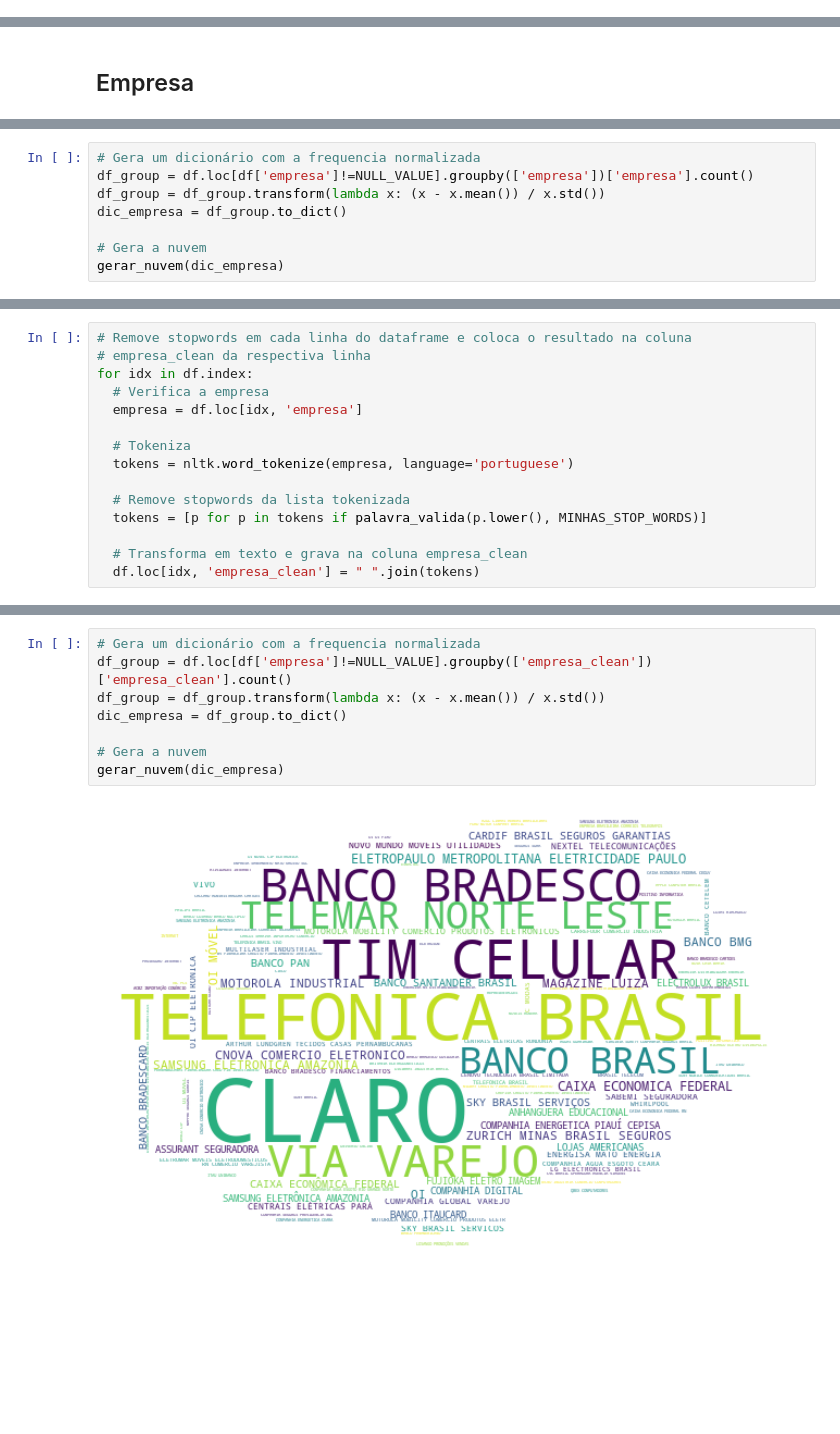
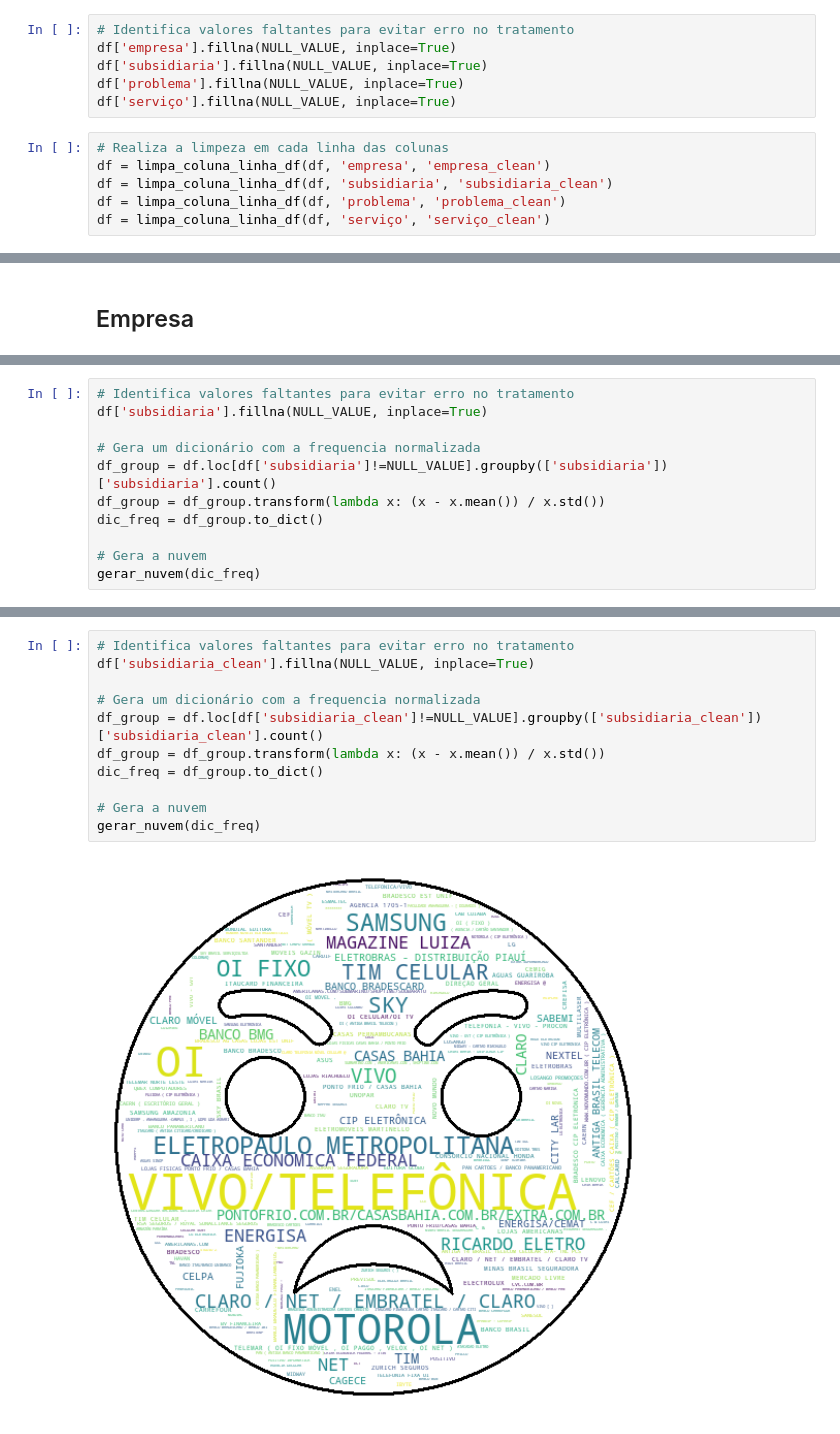
Before and after one commit to danielfidelis/BIWORDCLOUD, a Jupyter notebook: codigo/word_cloud_leonardo.ipynb, the cells around one changed output, grey strips where cells are left out. Drawn from its saved outputs; the diff is of its cells as text; blank space fills up the shorter version.

```diff
--- a/codigo/word_cloud_leonardo.ipynb
+++ b/codigo/word_cloud_leonardo.ipynb
@@ -219,0 +305,12 @@ Name: problema, dtype: object
+# %%
+# Identifica valores faltantes para evitar erro no tratamento
+df['empresa'].fillna(NULL_VALUE, inplace=True)
+df['subsidiaria'].fillna(NULL_VALUE, inplace=True)
+df['problema'].fillna(NULL_VALUE, inplace=True)
+df['serviço'].fillna(NULL_VALUE, inplace=True)
+# %%
+# Realiza a limpeza em cada linha das colunas
+df = limpa_coluna_linha_df(df, 'empresa', 'empresa_clean')
+df = limpa_coluna_linha_df(df, 'subsidiaria', 'subsidiaria_clean')
+df = limpa_coluna_linha_df(df, 'problema', 'problema_clean')
+df = limpa_coluna_linha_df(df, 'serviço', 'serviço_clean')
@@ -247,9 +557,12 @@ df['empresa'].fillna(NULL_VALUE, inplace=True)
 # %%
+# Identifica valores faltantes para evitar erro no tratamento
+df['subsidiaria'].fillna(NULL_VALUE, inplace=True)
+
 # Gera um dicionário com a frequencia normalizada
-df_group = df.loc[df['empresa']!=NULL_VALUE].groupby(['empresa'])['empresa'].count()
+df_group = df.loc[df['subsidiaria']!=NULL_VALUE].groupby(['subsidiaria'])['subsidiaria'].count()
 df_group = df_group.transform(lambda x: (x - x.mean()) / x.std())
-dic_empresa = df_group.to_dict()
+dic_freq = df_group.to_dict()
 
 # Gera a nuvem
-gerar_nuvem(dic_empresa)
+gerar_nuvem(dic_freq)
 # %% [output]
@@ -261,15 +569,0 @@ Executa o processo de tokenização e remoção de stopwords em cada linha da co
-# %%
-# Remove stopwords em cada linha do dataframe e coloca o resultado na coluna
-# empresa_clean da respectiva linha
-for idx in df.index:
-  # Verifica a empresa
-  empresa = df.loc[idx, 'empresa']
-
-  # Tokeniza
-  tokens = nltk.word_tokenize(empresa, language='portuguese')
-
-  # Remove stopwords da lista tokenizada
-  tokens = [p for p in tokens if palavra_valida(p.lower(), MINHAS_STOP_WORDS)]
-
-  # Transforma em texto e grava na coluna empresa_clean
-  df.loc[idx, 'empresa_clean'] = " ".join(tokens)
@@ -276,10 +572,13 @@ for idx in df.index:
 # %%
+# Identifica valores faltantes para evitar erro no tratamento
+df['subsidiaria_clean'].fillna(NULL_VALUE, inplace=True)
+
 # Gera um dicionário com a frequencia normalizada
-df_group = df.loc[df['empresa']!=NULL_VALUE].groupby(['empresa_clean'])['empresa_clean'].count()
+df_group = df.loc[df['subsidiaria_clean']!=NULL_VALUE].groupby(['subsidiaria_clean'])['subsidiaria_clean'].count()
 df_group = df_group.transform(lambda x: (x - x.mean()) / x.std())
-dic_empresa = df_group.to_dict()
+dic_freq = df_group.to_dict()
 
 # Gera a nuvem
-gerar_nuvem(dic_empresa)
+gerar_nuvem(dic_freq)
 # %% [output]
-[figure, old version]
+[figure, new version]
```
Also changed, not shown: parts of 58 cells of this notebook.
